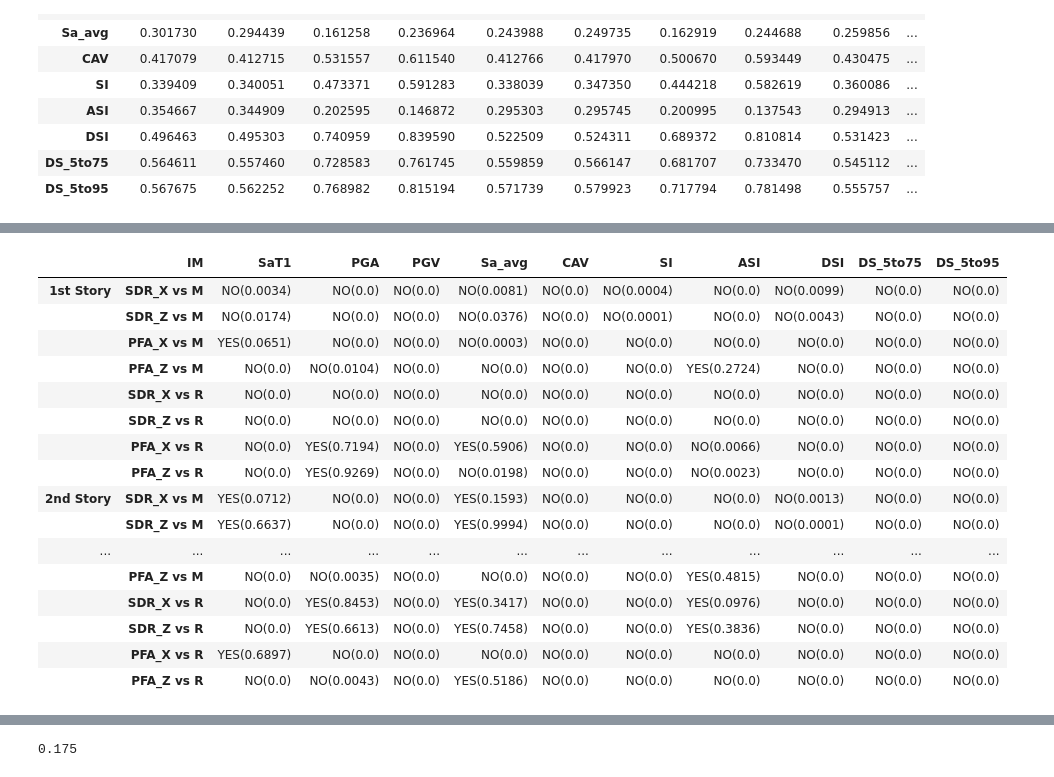
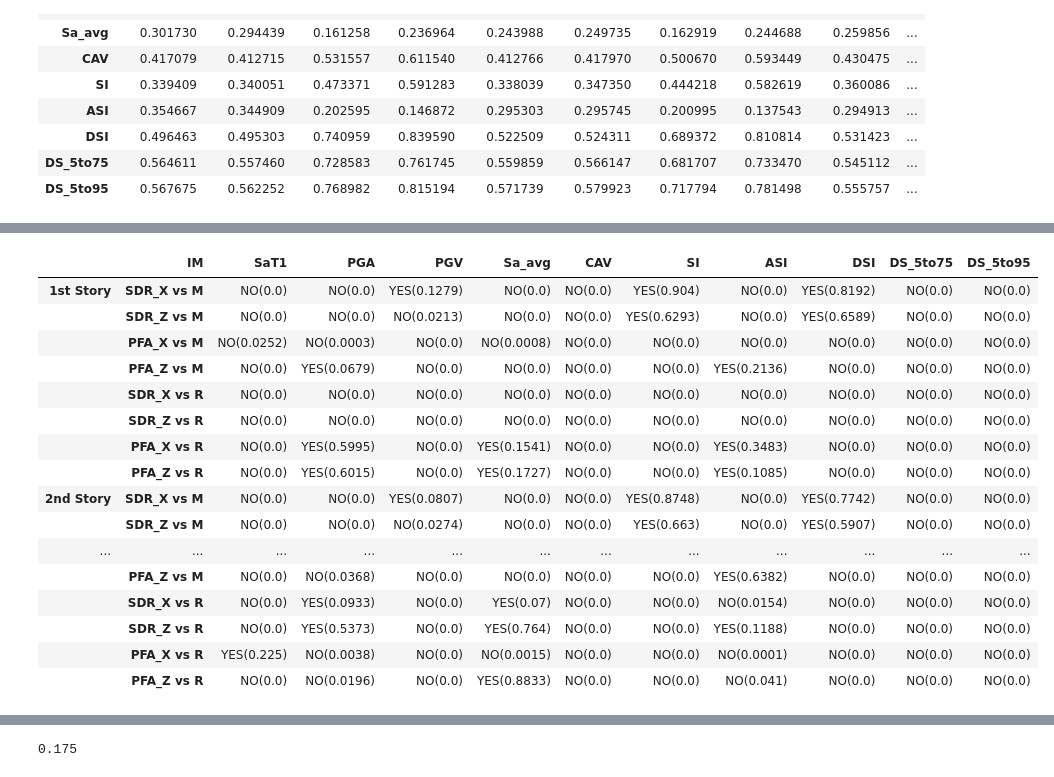
Before and after one commit to laxmandahal/IM_Study, a Jupyter notebook: LinearModel_HeresiGMs.ipynb, the cells around one changed output, grey strips where cells are left out. Saved outputs shown, nothing was run; the diff lists cells and outputs as text; code cells hidden in the pictures.

```diff
--- a/LinearModel_HeresiGMs.ipynb
+++ b/LinearModel_HeresiGMs.ipynb
@@ -45,7 +45,8 @@ BuildingList
 baseDir = r'/Users/laxmandahal/Desktop/UCLA/Phd/Research/IM_study'
 
 ## time period of the buildings
-T = np.array([0.13, 0.12, 0.22, 0.22, 0.16, 0.15, 0.26, 0.25, 0.49, 0.49])
+# T = np.array([0.13, 0.12, 0.22, 0.22, 0.16, 0.15, 0.26, 0.25, 0.49, 0.49])
+T = np.array([0.13, 0.12, 0.16, 0.15, 0.22, 0.22, 0.26, 0.25, 0.49, 0.49])
 
 numGM = 826
 g = 980.665 ## converts GM record to cm/sec^2
@@ -511,23 +508,23 @@ s1_48x32_high
 s2_48x32_high= SummaryResutls_sufficiency(4, gminfo_rotD50, IM_list, fit_residual=True, average_EDP=True)
 s2_48x32_high.T
 # %%
-s4_96x48_veryhigh= SummaryResutls_sufficiency(9, gminfo_rotD50, IM_list, fit_residual=True, average_EDP=True)
+s4_96x48_veryhigh= SummaryResutls_sufficiency(9, gminfo_rotD50, IM_list, fit_residual=True, average_EDP=False)
 s4_96x48_veryhigh.T
 # %% [output]
 |  | IM | SaT1 | PGA | PGV | Sa_avg | CAV | SI | ASI | DSI | DS_5to75 | DS_5to95 |
-| 1st Story | SDR_X vs M | NO(0.0034) | NO(0.0) | NO(0.0) | NO(0.0081) | NO(0.0) | NO(0.0004) | NO(0.0) | NO(0.0099) | NO(0.0) | NO(0.0) |
-|  | SDR_Z vs M | NO(0.0174) | NO(0.0) | NO(0.0) | NO(0.0376) | NO(0.0) | NO(0.0001) | NO(0.0) | NO(0.0043) | NO(0.0) | NO(0.0) |
-|  | PFA_X vs M | YES(0.0651) | NO(0.0) | NO(0.0) | NO(0.0003) | NO(0.0) | NO(0.0) | NO(0.0) | NO(0.0) | NO(0.0) | NO(0.0) |
-|  | PFA_Z vs M | NO(0.0) | NO(0.0104) | NO(0.0) | NO(0.0) | NO(0.0) | NO(0.0) | YES(0.2724) | NO(0.0) | NO(0.0) | NO(0.0) |
+| 1st Story | SDR_X vs M | NO(0.0) | NO(0.0) | YES(0.1279) | NO(0.0) | NO(0.0) | YES(0.904) | NO(0.0) | YES(0.8192) | NO(0.0) | NO(0.0) |
+|  | SDR_Z vs M | NO(0.0) | NO(0.0) | NO(0.0213) | NO(0.0) | NO(0.0) | YES(0.6293) | NO(0.0) | YES(0.6589) | NO(0.0) | NO(0.0) |
+|  | PFA_X vs M | NO(0.0252) | NO(0.0003) | NO(0.0) | NO(0.0008) | NO(0.0) | NO(0.0) | NO(0.0) | NO(0.0) | NO(0.0) | NO(0.0) |
+|  | PFA_Z vs M | NO(0.0) | YES(0.0679) | NO(0.0) | NO(0.0) | NO(0.0) | NO(0.0) | YES(0.2136) | NO(0.0) | NO(0.0) | NO(0.0) |
 |  | SDR_X vs R | NO(0.0) | NO(0.0) | NO(0.0) | NO(0.0) | NO(0.0) | NO(0.0) | NO(0.0) | NO(0.0) | NO(0.0) | NO(0.0) |
 |  | SDR_Z vs R | NO(0.0) | NO(0.0) | NO(0.0) | NO(0.0) | NO(0.0) | NO(0.0) | NO(0.0) | NO(0.0) | NO(0.0) | NO(0.0) |
-|  | PFA_X vs R | NO(0.0) | YES(0.7194) | NO(0.0) | YES(0.5906) | NO(0.0) | NO(0.0) | NO(0.0066) | NO(0.0) | NO(0.0) | NO(0.0) |
-|  | PFA_Z vs R | NO(0.0) | YES(0.9269) | NO(0.0) | NO(0.0198) | NO(0.0) | NO(0.0) | NO(0.0023) | NO(0.0) | NO(0.0) | NO(0.0) |
-| 2nd Story | SDR_X vs M | YES(0.0712) | NO(0.0) | NO(0.0) | YES(0.1593) | NO(0.0) | NO(0.0) | NO(0.0) | NO(0.0013) | NO(0.0) | NO(0.0) |
-|  | SDR_Z vs M | YES(0.6637) | NO(0.0) | NO(0.0) | YES(0.9994) | NO(0.0) | NO(0.0) | NO(0.0) | NO(0.0001) | NO(0.0) | NO(0.0) |
+|  | PFA_X vs R | NO(0.0) | YES(0.5995) | NO(0.0) | YES(0.1541) | NO(0.0) | NO(0.0) | YES(0.3483) | NO(0.0) | NO(0.0) | NO(0.0) |
+|  | PFA_Z vs R | NO(0.0) | YES(0.6015) | NO(0.0) | YES(0.1727) | NO(0.0) | NO(0.0) | YES(0.1085) | NO(0.0) | NO(0.0) | NO(0.0) |
+| 2nd Story | SDR_X vs M | NO(0.0) | NO(0.0) | YES(0.0807) | NO(0.0) | NO(0.0) | YES(0.8748) | NO(0.0) | YES(0.7742) | NO(0.0) | NO(0.0) |
+|  | SDR_Z vs M | NO(0.0) | NO(0.0) | NO(0.0274) | NO(0.0) | NO(0.0) | YES(0.663) | NO(0.0) | YES(0.5907) | NO(0.0) | NO(0.0) |
 | ... | ... | ... | ... | ... | ... | ... | ... | ... | ... | ... | ... |
-|  | PFA_Z vs M | NO(0.0) | NO(0.0035) | NO(0.0) | NO(0.0) | NO(0.0) | NO(0.0) | YES(0.4815) | NO(0.0) | NO(0.0) | NO(0.0) |
-|  | SDR_X vs R | NO(0.0) | YES(0.8453) | NO(0.0) | YES(0.3417) | NO(0.0) | NO(0.0) | YES(0.0976) | NO(0.0) | NO(0.0) | NO(0.0) |
-|  | SDR_Z vs R | NO(0.0) | YES(0.6613) | NO(0.0) | YES(0.7458) | NO(0.0) | NO(0.0) | YES(0.3836) | NO(0.0) | NO(0.0) | NO(0.0) |
-|  | PFA_X vs R | YES(0.6897) | NO(0.0) | NO(0.0) | NO(0.0) | NO(0.0) | NO(0.0) | NO(0.0) | NO(0.0) | NO(0.0) | NO(0.0) |
-|  | PFA_Z vs R | NO(0.0) | NO(0.0043) | NO(0.0) | YES(0.5186) | NO(0.0) | NO(0.0) | NO(0.0) | NO(0.0) | NO(0.0) | NO(0.0) |
+|  | PFA_Z vs M | NO(0.0) | NO(0.0368) | NO(0.0) | NO(0.0) | NO(0.0) | NO(0.0) | YES(0.6382) | NO(0.0) | NO(0.0) | NO(0.0) |
+|  | SDR_X vs R | NO(0.0) | YES(0.0933) | NO(0.0) | YES(0.07) | NO(0.0) | NO(0.0) | NO(0.0154) | NO(0.0) | NO(0.0) | NO(0.0) |
+|  | SDR_Z vs R | NO(0.0) | YES(0.5373) | NO(0.0) | YES(0.764) | NO(0.0) | NO(0.0) | YES(0.1188) | NO(0.0) | NO(0.0) | NO(0.0) |
+|  | PFA_X vs R | YES(0.225) | NO(0.0038) | NO(0.0) | NO(0.0015) | NO(0.0) | NO(0.0) | NO(0.0001) | NO(0.0) | NO(0.0) | NO(0.0) |
+|  | PFA_Z vs R | NO(0.0) | NO(0.0196) | NO(0.0) | YES(0.8833) | NO(0.0) | NO(0.0) | NO(0.041) | NO(0.0) | NO(0.0) | NO(0.0) |
```
Also changed, not shown: parts of 25 cells of this notebook, 23 other files.
